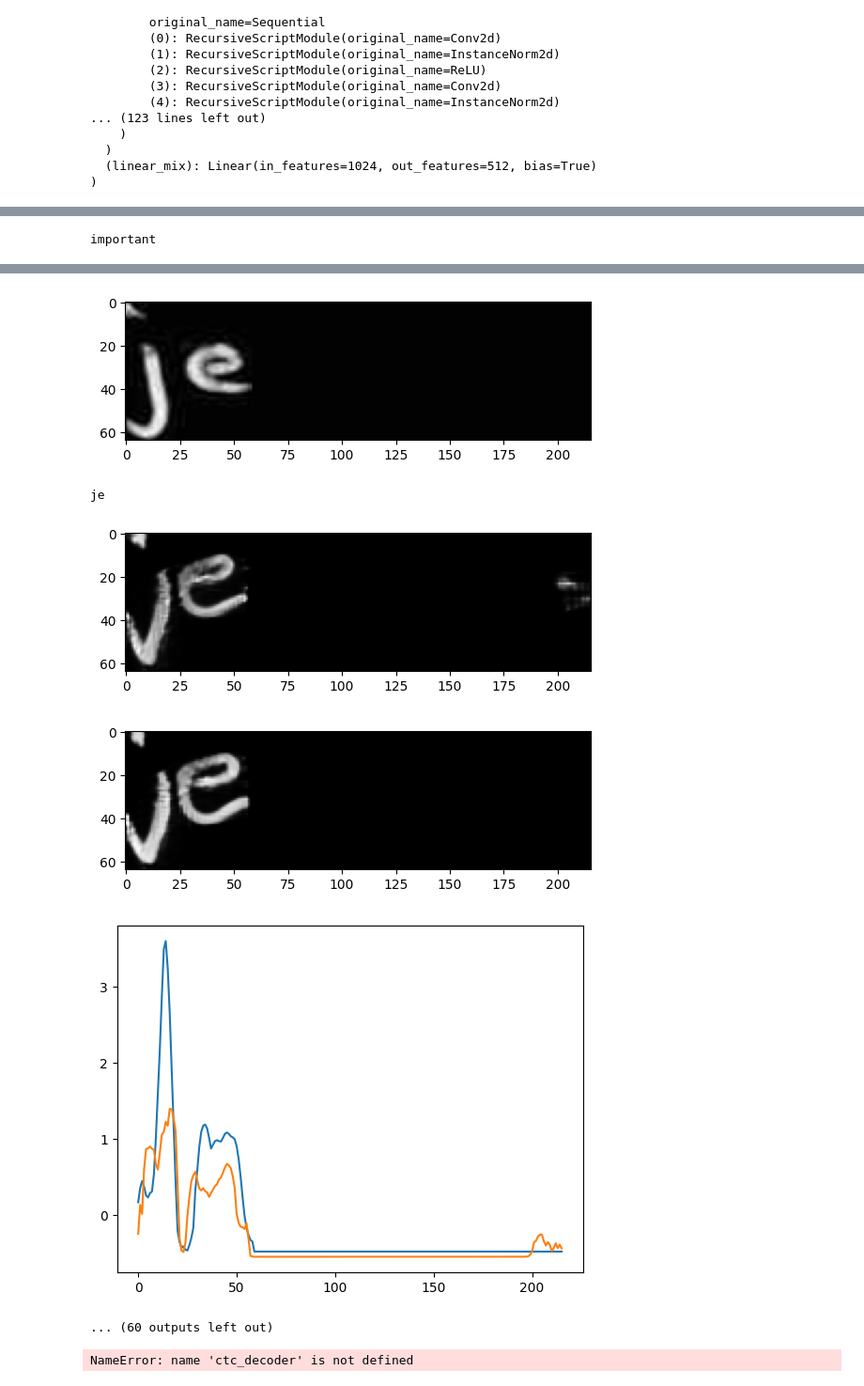
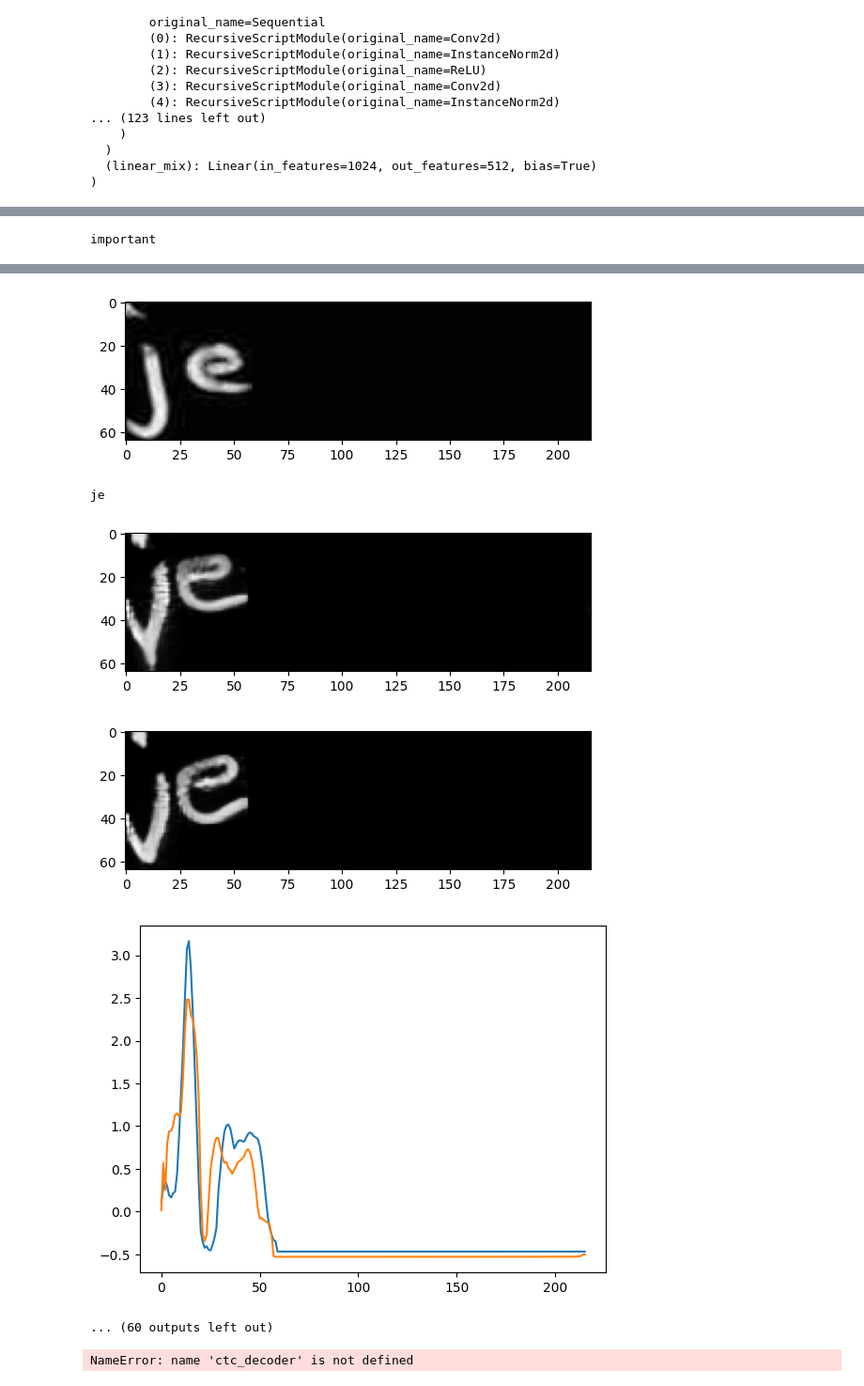
Before and after one commit to Lisa-dk/self-supervised-htr, a Jupyter notebook: src/network/gen_model/augmentation_test.ipynb, the cells around one changed output, grey strips where cells are left out. Shown at 94% size. Saved outputs shown, nothing was run; the diff lists cells and outputs as text; code cells hidden in the pictures.

Commit message:
added 1hot y_pred, vgg+pp, obtain same write styled imgs

```diff
--- a/src/network/gen_model/augmentation_test.ipynb
+++ b/src/network/gen_model/augmentation_test.ipynb
@@ -66,7 +68,8 @@ aug_transforms = transforms.Compose([
     v2.RandomAdjustSharpness(sharpness_factor=0, p=0.4)
 ])
 # %%
-def copy_style_imgs_aug(single_img):
+def copy_style_imgs_aug(single_img, img_path):
+
     final_img = [single_img[:]]
 
     num_cp = 15 - len(final_img)
@@ -83,12 +86,25 @@ def copy_style_imgs_aug(single_img):
 
     return np.asarray(final_img, dtype="float32")
 # %%
-def copy_style_imgs(single_img):
+def copy_style_imgs(single_img, img_path):
+
+    print(img_path)
+    img_dir ="\\".join(img_path.split('\\')[:-1])
+    print(img_dir)
+
     final_img = [single_img[:]]
+    style_paths = [os.path.join(img_dir, path) for path in os.listdir(img_dir)]
+    print(style_paths)
+    copy_paths = choices(style_paths, k=14)
+    print(copy_paths)
+    for path in copy_paths:
+        new_img = 255 - cv2.imread(path, cv2.IMREAD_GRAYSCALE)
+        new_img = transforms_(new_img)
+        final_img = final_img + [new_img]
 
-    while len(final_img) < 15:
-        num_cp = 15 - len(final_img)
-        final_img = final_img + final_img[:num_cp]
+    # while len(final_img) < 15:
+    #     num_cp = 15 - len(final_img)
+    #     final_img = final_img + final_img[:num_cp]
 
     final_img = np.stack(final_img, axis=0)
 
@@ -105,9 +121,9 @@ for idx in range(len(img_paths)):
     img = 255 - cv2.imread(img_path, cv2.IMREAD_GRAYSCALE)
     img = transforms_(img)
     print(img.shape)
-    gen_input = copy_style_imgs(img)
+    gen_input = copy_style_imgs(img, img_path)
     print("copy aug")
-    gen_aug_input = copy_style_imgs_aug(img)
+    gen_aug_input = copy_style_imgs_aug(img, img_path)
     print(gen_aug_input.shape)
     label = tokenizer.encode(labels[idx])
     label = torch.from_numpy(np.array(label)).cuda().long()
@@ -175,14 +199,14 @@ torch.Size([1, 64, 216])
 copy aug
 (15, 1, 64, 216)
 (15, 1, 64, 216)
 torch.Size([27, 56])
 torch.Size([1, 216]) torch.Size([1, 1, 64, 216])
 tensor(0.)
 [figure]
 je
-[figure, old version]
+[figure, new version]
 [figure]
-[figure, old version]
+[figure, new version]
 ... (60 outputs left out)
 # %%
 beam_search_decoder = ctc_decoder(
```
Also changed, not shown: parts of 3 cells of this notebook, 6 other files.
